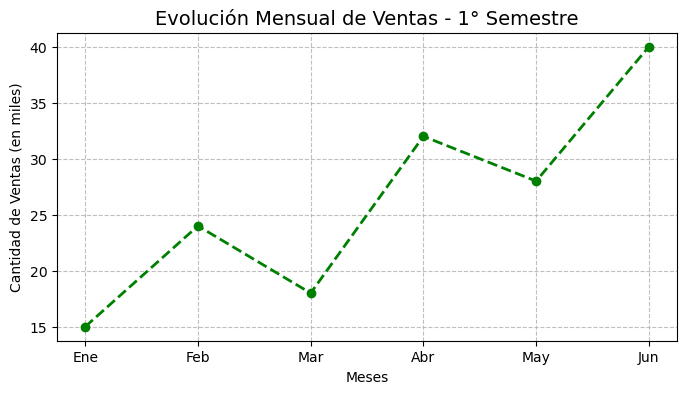
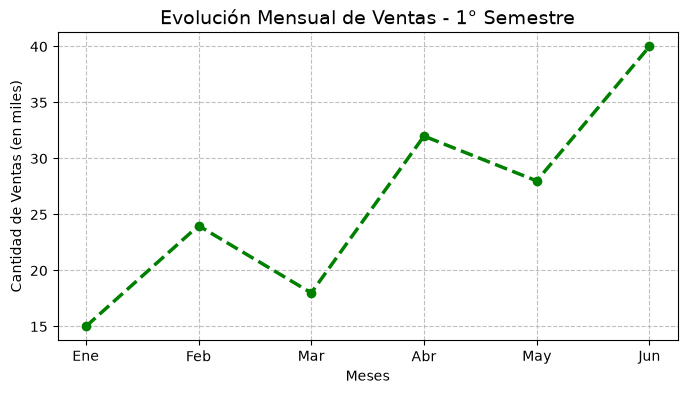
The change to this notebook cell's code, shown as a diff; its figure went from the first image to the second:
--- before
+++ after
@@ -5,5 +5,5 @@
 # Creación de la figura y el gráfico
 plt.figure(figsize=(8, 4)) 
-plt.plot(meses, ventas, color='green', marker='o', linestyle='--', linewidth=2)
+plt.plot(meses, ventas, color='green', marker='o', linestyle='--', linewidth=2.5)
 
 # Personalización Gráfico

Commit: soprole